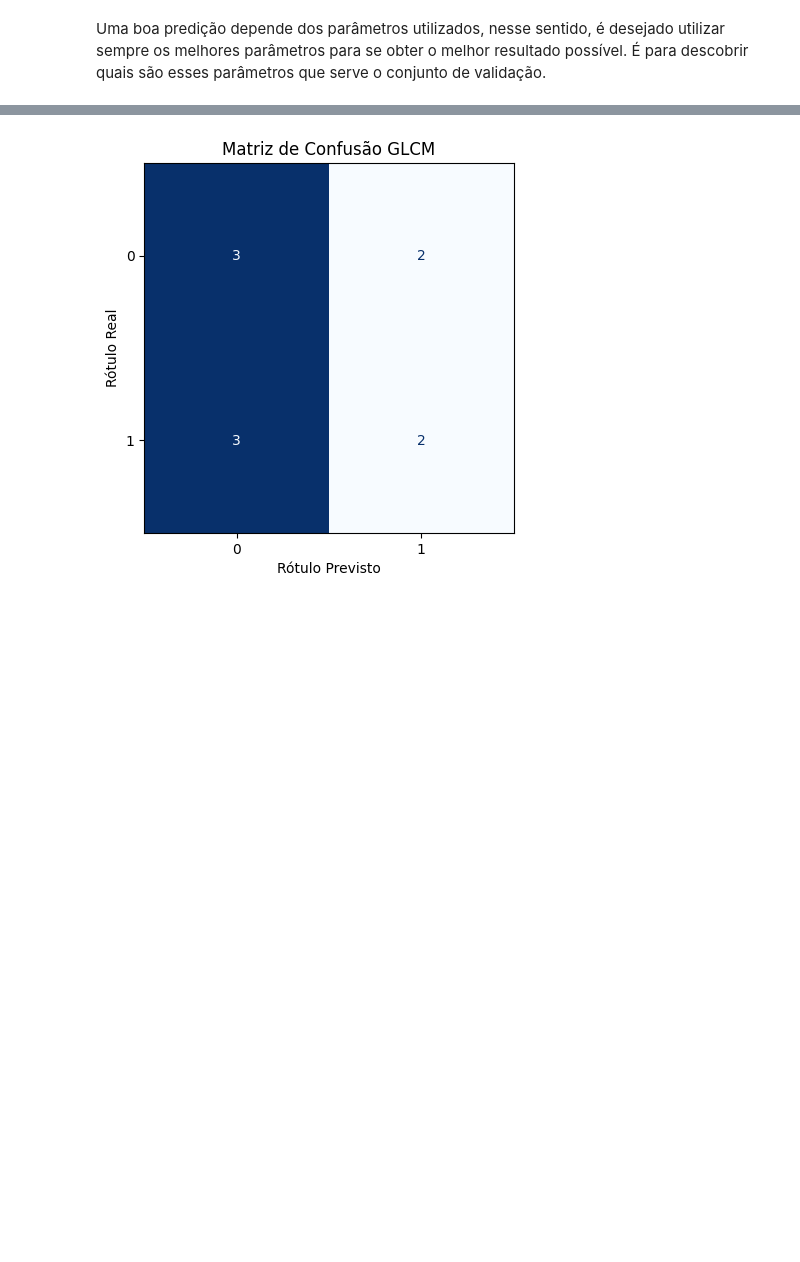
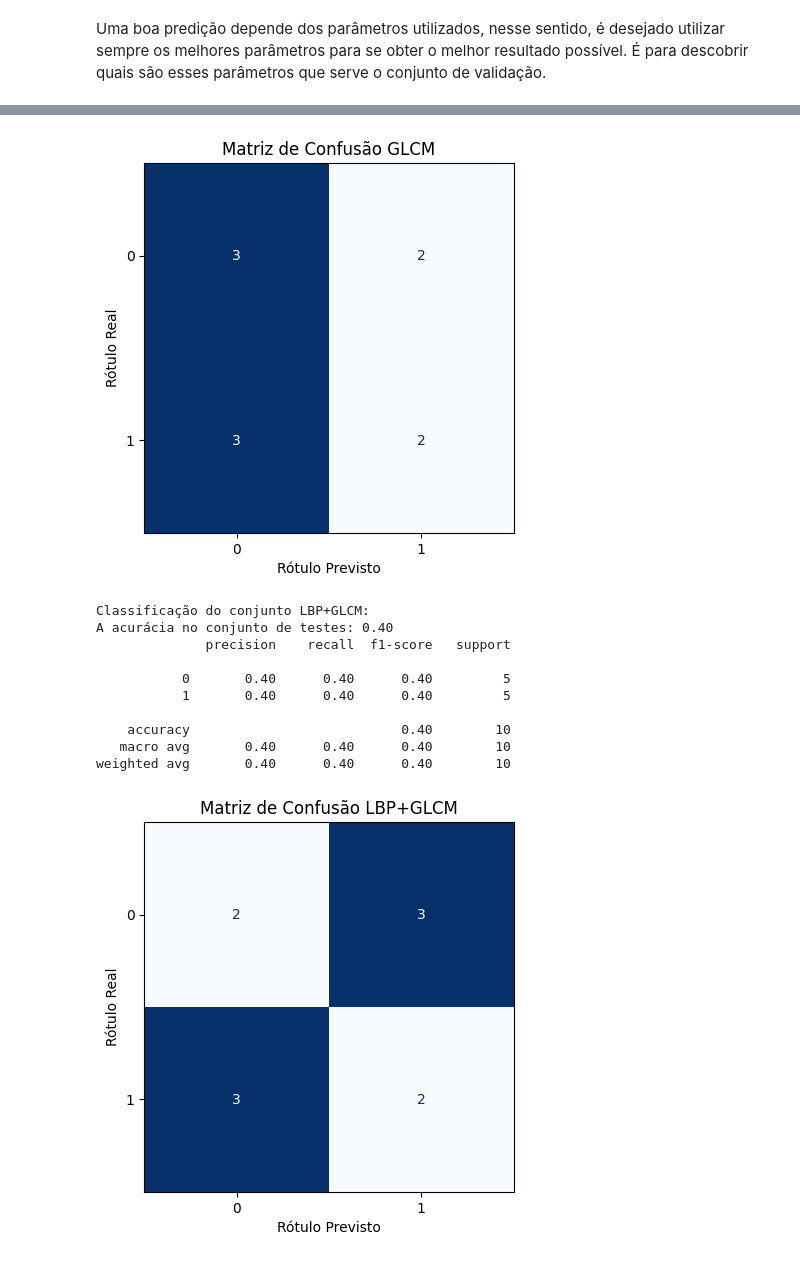
Before and after one commit to afmireski/images_classificator, a Jupyter notebook: main.ipynb, the cells around one changed output, grey strips where cells are left out. Drawn from its saved outputs; the diff is of its cells as text; code cells hidden in the pictures; blank space fills up the shorter version.

Commit message:
#3 - feat: trained lbp+glcm model

```diff
--- a/main.ipynb
+++ b/main.ipynb
@@ -404,6 +404,11 @@ from sklearn.preprocessing import StandardScaler
 # %%
 # Extraí os conjuntos e os labels da estrutura de dados:
 [X_lbp, X_glcm, y] = merged_data
+X_lbp_glcm = np.hstack((X_lbp, X_glcm)) # Merge das duas características
+
+print(f"X_lbp: {X_lbp.shape}")
+print(f"X_glcm: {X_glcm.shape}")
+print(f"X_lbp_glcm: {X_lbp_glcm.shape}")
 
 def split_data(X, y, test_size=0.2, validation_size=0.2):
     # Divide dos dados em conjunto de treino e teste
@@ -430,3 +435,4 @@ def split_data(X, y, test_size=0.2, validation_size=0.2):
 
 set_lbp = split_data(X_lbp, y)
 set_glcm = split_data(X_glcm, y)
+set_lbp_glcm = split_data(X_lbp_glcm, y)
@@ -521,6 +531,9 @@ tuned_knn_lbp = tune_knn(K_ARRAY, DISTANCE_METRICS, set_lbp[0], set_lbp[1], logs
 
 print("\nOtimizando Conjunto GLCM:")
 tuned_knn_glcm = tune_knn(K_ARRAY, DISTANCE_METRICS, set_glcm[0], set_glcm[1], logs=show_logs)
+
+print("\nOtimizando Conjunto LBP+GLCM:")
+tuned_knn_lbp_glcm = tune_knn(K_ARRAY, DISTANCE_METRICS, set_lbp_glcm[0], set_lbp_glcm[1], logs=show_logs)
 # %% [output]
 Otimizando Conjunto LBP:
 Melhor combinação de parâmetros: K=3, métrica=manhattan
@@ -530,7 +546,8 @@ Melhor combinação de parâmetros: K=1, métrica=euclidean
 # %%
 # Classificando o conjunto de testes
-[knn_lbp, _, _] = tuned_knn_lbp
-[knn_glcm, _, _] = tuned_knn_glcm
+[knn_lbp, lbp_train_final, _] = tuned_knn_lbp
+[knn_glcm, glcm_train_final, _] = tuned_knn_glcm
+[knn_lbp_glcm, lbp_glcm_final, _] = tuned_knn_lbp_glcm
 
 def predict_knn(knn, X, y, title=""):
     predict = knn.predict(X)
@@ -549,30 +566,44 @@ def predict_knn(knn, X, y, title=""):
     plt.show()
 
 print("Classificação do conjunto LBP:")
 predict_knn(knn_lbp, set_lbp[2][0], set_lbp[2][1], title="LBP")
 
 print("Classificação do conjunto LBP:")
 predict_knn(knn_glcm, set_glcm[2][0], set_glcm[2][1], title="GLCM")
+
+print("Classificação do conjunto LBP+GLCM:")
+predict_knn(knn_lbp_glcm, set_lbp_glcm[2][0], set_lbp_glcm[2][1], title="LBP+GLCM")
 # %% [output]
 Classificação do conjunto LBP:
 A acurácia no conjunto de testes: 0.70
               precision    recall  f1-score   support
 
            0       0.67      0.80      0.73         5
            1       0.75      0.60      0.67         5
 
     accuracy                           0.70        10
    macro avg       0.71      0.70      0.70        10
 weighted avg       0.71      0.70      0.70        10
 [figure]
 Classificação do conjunto LBP:
 A acurácia no conjunto de testes: 0.50
               precision    recall  f1-score   support
 
            0       0.50      0.60      0.55         5
            1       0.50      0.40      0.44         5
 
     accuracy                           0.50        10
    macro avg       0.50      0.50      0.49        10
 weighted avg       0.50      0.50      0.49        10
 [figure]
+Classificação do conjunto LBP+GLCM:
+A acurácia no conjunto de testes: 0.40
+              precision    recall  f1-score   support
+
+           0       0.40      0.40      0.40         5
+           1       0.40      0.40      0.40         5
+
+    accuracy                           0.40        10
+   macro avg       0.40      0.40      0.40        10
+weighted avg       0.40      0.40      0.40        10
+[figure, added]
```
Also changed, not shown: parts of 2 cells of this notebook.
